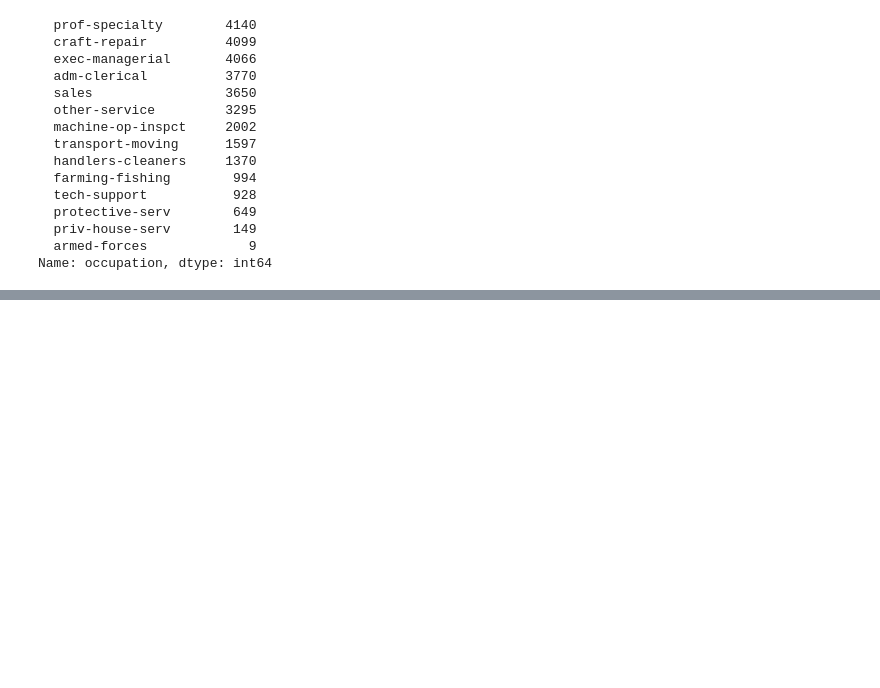
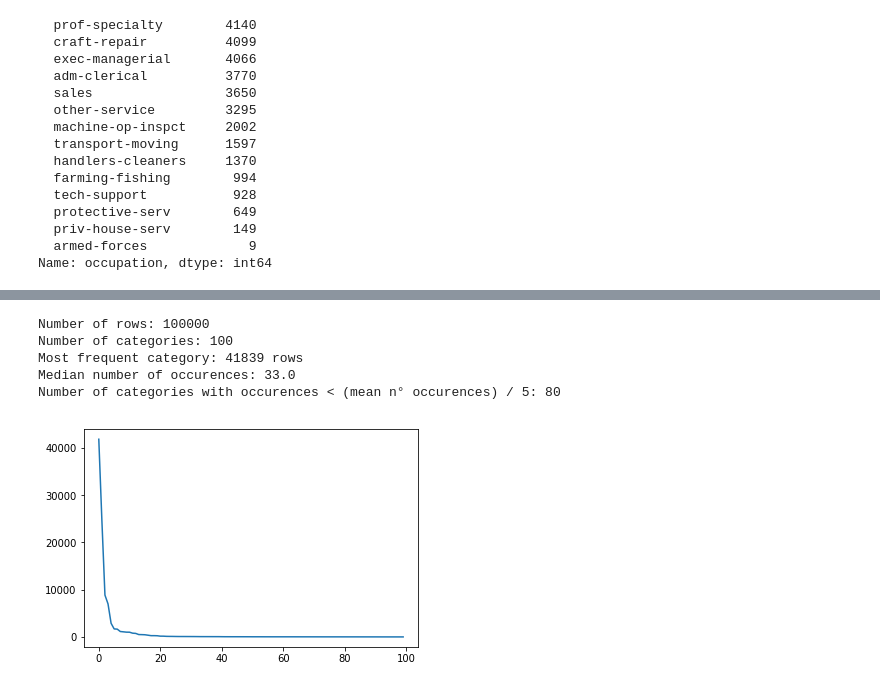
Before and after one commit to jorisvandenbossche/target-encoder-benchmarks, a Jupyter notebook: overview_datasets.ipynb, the cells around one changed output, grey strips where cells are left out. Saved outputs shown, nothing was run; the diff lists cells and outputs as text; code cells hidden in the pictures; blank space fills up the shorter version.

Commit message:
add random dataset

```diff
--- a/overview_datasets.ipynb
+++ b/overview_datasets.ipynb
@@ -206,0 +225,2 @@ Name: occupation, dtype: int64
+# %%
+data = datasets.RandomDataset()
@@ -206,0 +261,11 @@ Name: occupation, dtype: int64
+# %%
+cat_column = data.df['cat1']
+# %%
+overview_category(cat_column)
+# %% [output]
+Number of rows: 100000
+Number of categories: 100
+Most frequent category: 41839 rows
+Median number of occurences: 33.0
+Number of categories with occurences < (mean n° occurences) / 5: 80
+[figure, added]
```
Also changed, not shown: parts of 8 cells of this notebook, 1 other file.
